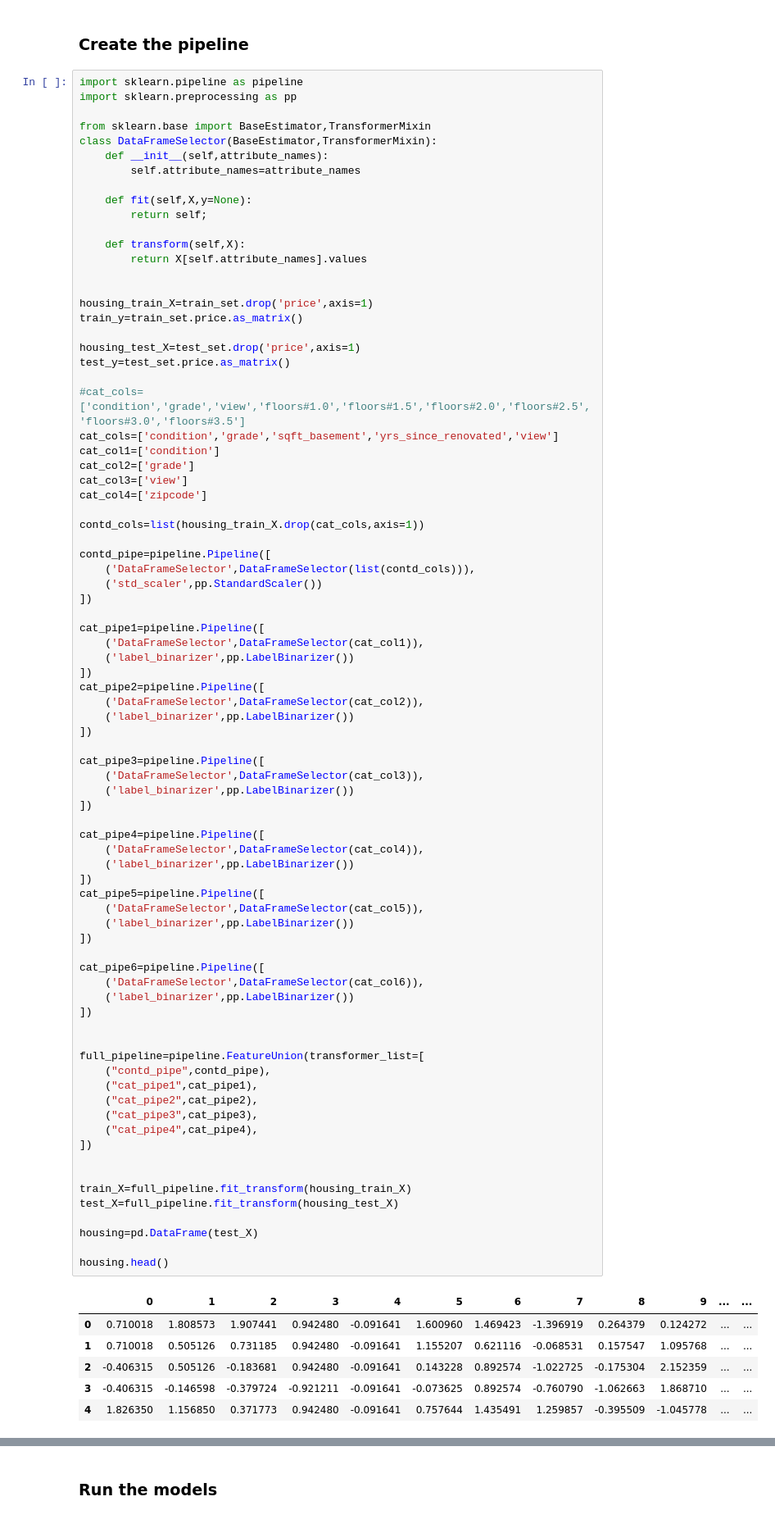
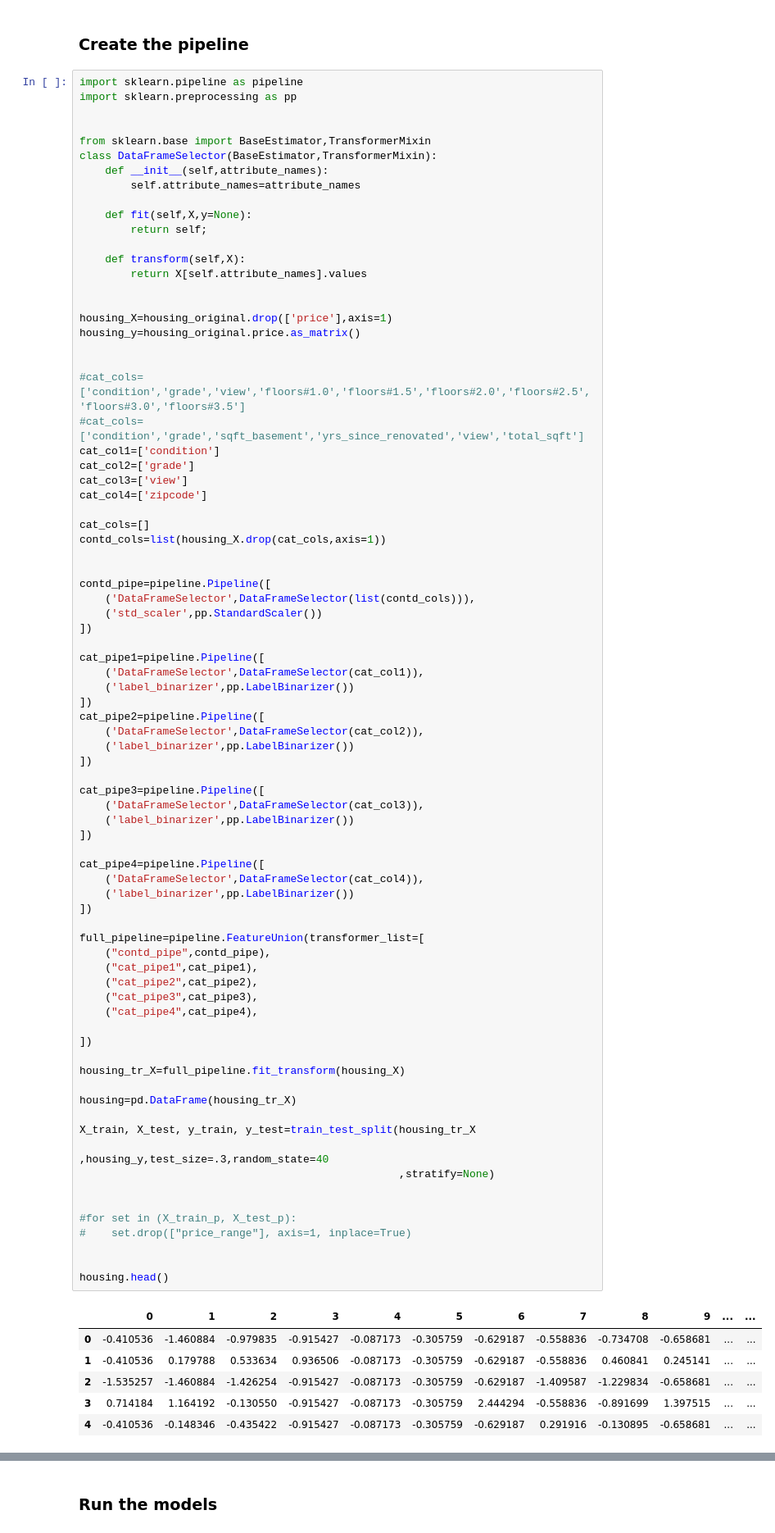
Before and after one commit to adeveloperdiary/kaggle, a Jupyter notebook: HouseSaleKingCounty/HousePrice_KingCounty_v1.ipynb, the cells around one changed output, grey strips where cells are left out. Shown at 82% size. Drawn from its saved outputs; the diff is of its cells as text.

```diff
--- a/HouseSaleKingCounty/HousePrice_KingCounty_v1.ipynb
+++ b/HouseSaleKingCounty/HousePrice_KingCounty_v1.ipynb
@@ -165,6 +168,7 @@ train_set,test_set=train_test_split(housing_original,test_size=.3,random_state=4
 # %%
 import sklearn.pipeline as pipeline
 import sklearn.preprocessing as pp
+
 
 from sklearn.base import BaseEstimator,TransformerMixin
 class DataFrameSelector(BaseEstimator,TransformerMixin):
@@ -178,20 +182,20 @@ class DataFrameSelector(BaseEstimator,TransformerMixin):
         return X[self.attribute_names].values
 
 
-housing_train_X=train_set.drop('price',axis=1)
-train_y=train_set.price.as_matrix()
+housing_X=housing_original.drop(['price'],axis=1)
+housing_y=housing_original.price.as_matrix()
 
-housing_test_X=test_set.drop('price',axis=1)
-test_y=test_set.price.as_matrix()
 
 #cat_cols=['condition','grade','view','floors#1.0','floors#1.5','floors#2.0','floors#2.5','floors#3.0','floors#3.5']
-cat_cols=['condition','grade','sqft_basement','yrs_since_renovated','view']
+#cat_cols=['condition','grade','sqft_basement','yrs_since_renovated','view','total_sqft']
 cat_col1=['condition']
 cat_col2=['grade']
 cat_col3=['view']
 cat_col4=['zipcode']
 
-contd_cols=list(housing_train_X.drop(cat_cols,axis=1))
+cat_cols=[]
+contd_cols=list(housing_X.drop(cat_cols,axis=1))
+
 
 contd_pipe=pipeline.Pipeline([
     ('DataFrameSelector',DataFrameSelector(list(contd_cols))),
@@ -204,48 +208,46 @@ cat_pipe1=pipeline.Pipeline([
 ])
 cat_pipe2=pipeline.Pipeline([
     ('DataFrameSelector',DataFrameSelector(cat_col2)),
     ('label_binarizer',pp.LabelBinarizer())
 ])
 
 cat_pipe3=pipeline.Pipeline([
     ('DataFrameSelector',DataFrameSelector(cat_col3)),
     ('label_binarizer',pp.LabelBinarizer())
 ])
 
 cat_pipe4=pipeline.Pipeline([
     ('DataFrameSelector',DataFrameSelector(cat_col4)),
     ('label_binarizer',pp.LabelBinarizer())
 ])
-cat_pipe5=pipeline.Pipeline([
-    ('DataFrameSelector',DataFrameSelector(cat_col5)),
-    ('label_binarizer',pp.LabelBinarizer())
-])
-
-cat_pipe6=pipeline.Pipeline([
-    ('DataFrameSelector',DataFrameSelector(cat_col6)),
-    ('label_binarizer',pp.LabelBinarizer())
-])
-
 
 full_pipeline=pipeline.FeatureUnion(transformer_list=[
     ("contd_pipe",contd_pipe),
     ("cat_pipe1",cat_pipe1),
     ("cat_pipe2",cat_pipe2),
     ("cat_pipe3",cat_pipe3),
     ("cat_pipe4",cat_pipe4),
+
 ])
 
+housing_tr_X=full_pipeline.fit_transform(housing_X)
 
-train_X=full_pipeline.fit_transform(housing_train_X)
-test_X=full_pipeline.fit_transform(housing_test_X)
+housing=pd.DataFrame(housing_tr_X)
 
-housing=pd.DataFrame(test_X)
+X_train, X_test, y_train, y_test=train_test_split(housing_tr_X
+                                                      ,housing_y,test_size=.3,random_state=40
+                                                  ,stratify=None)
+
+
+#for set in (X_train_p, X_test_p):
+#    set.drop(["price_range"], axis=1, inplace=True)
+
 
 housing.head()
 # %% [output]
 |  | 0 | 1 | 2 | 3 | 4 | 5 | 6 | 7 | 8 | 9 | ... | ... |
-| 0 | 0.710018 | 1.808573 | 1.907441 | 0.942480 | -0.091641 | 1.600960 | 1.469423 | -1.396919 | 0.264379 | 0.124272 | ... | ... |
-| 1 | 0.710018 | 0.505126 | 0.731185 | 0.942480 | -0.091641 | 1.155207 | 0.621116 | -0.068531 | 0.157547 | 1.095768 | ... | ... |
-| 2 | -0.406315 | 0.505126 | -0.183681 | 0.942480 | -0.091641 | 0.143228 | 0.892574 | -1.022725 | -0.175304 | 2.152359 | ... | ... |
-| 3 | -0.406315 | -0.146598 | -0.379724 | -0.921211 | -0.091641 | -0.073625 | 0.892574 | -0.760790 | -1.062663 | 1.868710 | ... | ... |
-| 4 | 1.826350 | 1.156850 | 0.371773 | 0.942480 | -0.091641 | 0.757644 | 1.435491 | 1.259857 | -0.395509 | -1.045778 | ... | ... |
+| 0 | -0.410536 | -1.460884 | -0.979835 | -0.915427 | -0.087173 | -0.305759 | -0.629187 | -0.558836 | -0.734708 | -0.658681 | ... | ... |
+| 1 | -0.410536 | 0.179788 | 0.533634 | 0.936506 | -0.087173 | -0.305759 | -0.629187 | -0.558836 | 0.460841 | 0.245141 | ... | ... |
+| 2 | -1.535257 | -1.460884 | -1.426254 | -0.915427 | -0.087173 | -0.305759 | -0.629187 | -1.409587 | -1.229834 | -0.658681 | ... | ... |
+| 3 | 0.714184 | 1.164192 | -0.130550 | -0.915427 | -0.087173 | -0.305759 | 2.444294 | -0.558836 | -0.891699 | 1.397515 | ... | ... |
+| 4 | -0.410536 | -0.148346 | -0.435422 | -0.915427 | -0.087173 | -0.305759 | -0.629187 | 0.291916 | -0.130895 | -0.658681 | ... | ... |
```
Also changed, not shown: parts of 9 cells of this notebook.
